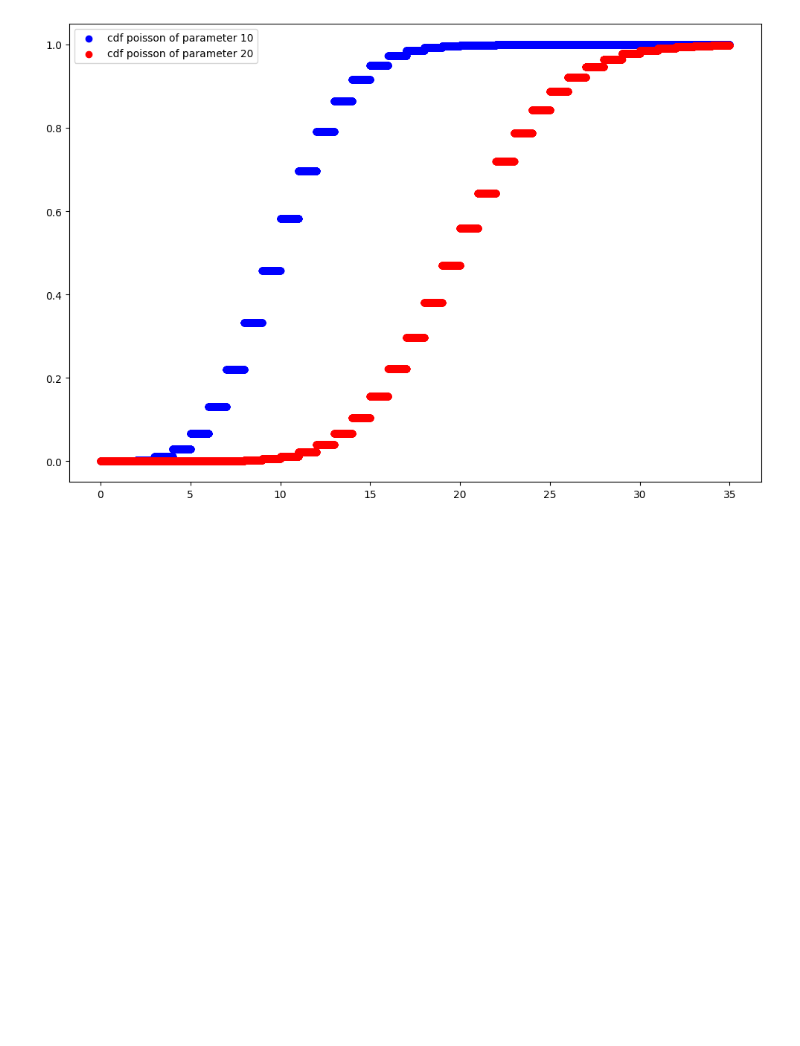
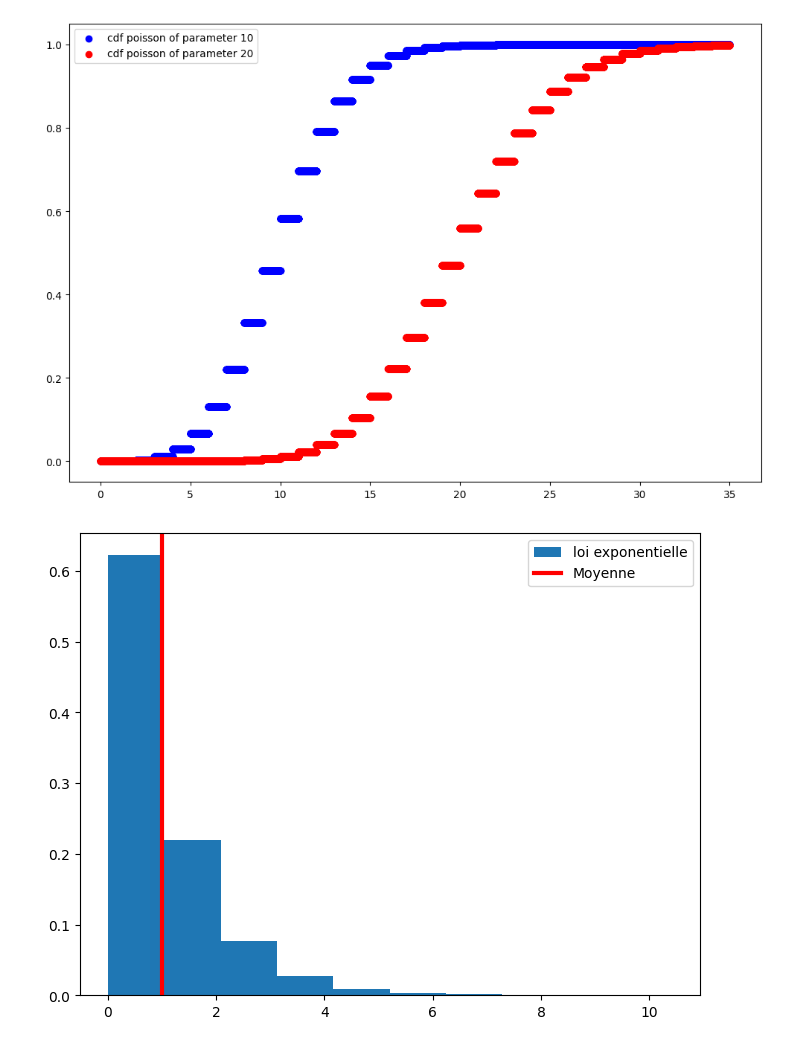
Before and after one commit to AugustinCablant/Statistics-and-Probability, a Jupyter notebook: td_stats.ipynb, the cells around one changed output. Saved outputs shown, nothing was run; the diff lists cells and outputs as text; code cells hidden in the pictures; blank space fills up the shorter version.

```diff
--- a/td_stats.ipynb
+++ b/td_stats.ipynb
@@ -30,3 +30,14 @@ plt.legend()
 plt.show()
 # %% [output]
 [figure]
+# %%
+expo = stats.expon()
+
+plt.figure(figsize=(8,6))
+data = expo.rvs(size=10**5)
+plt.hist(data, density=True, label="loi exponentielle")
+plt.axvline(x=1, linewidth=3, color="red", label="Moyenne")
+plt.legend()
+plt.show()
+# %% [output]
+[figure, added]
```
Also changed, not shown: 6 other files.
